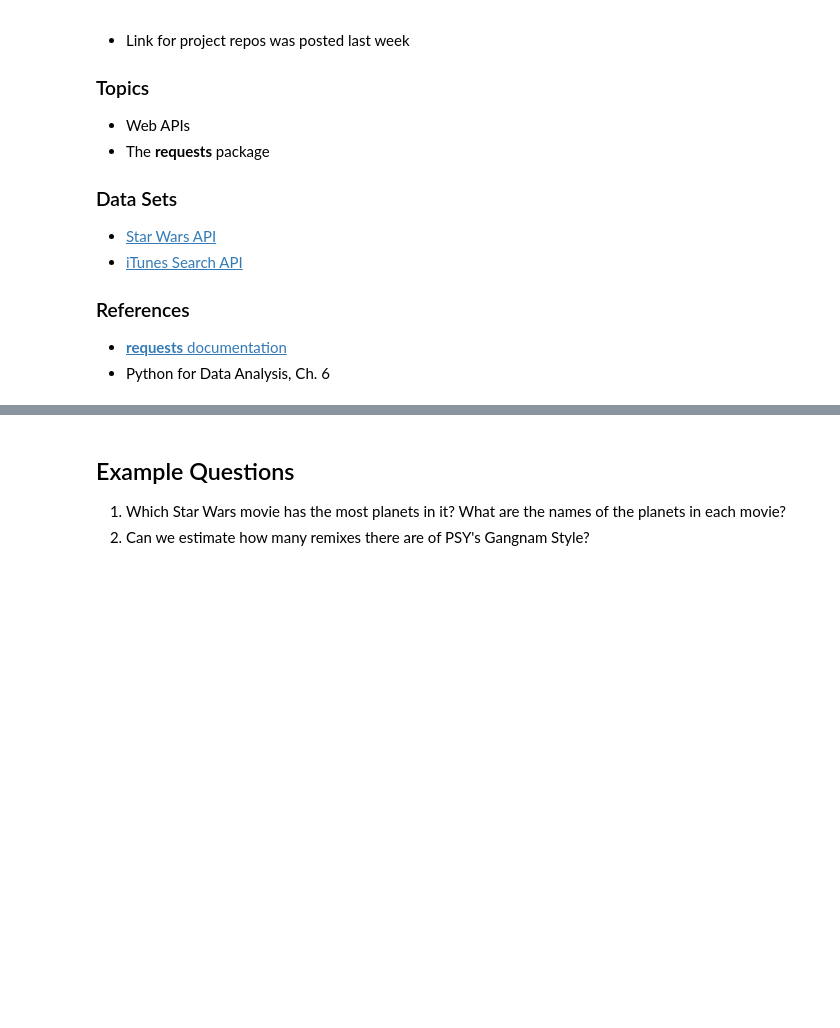
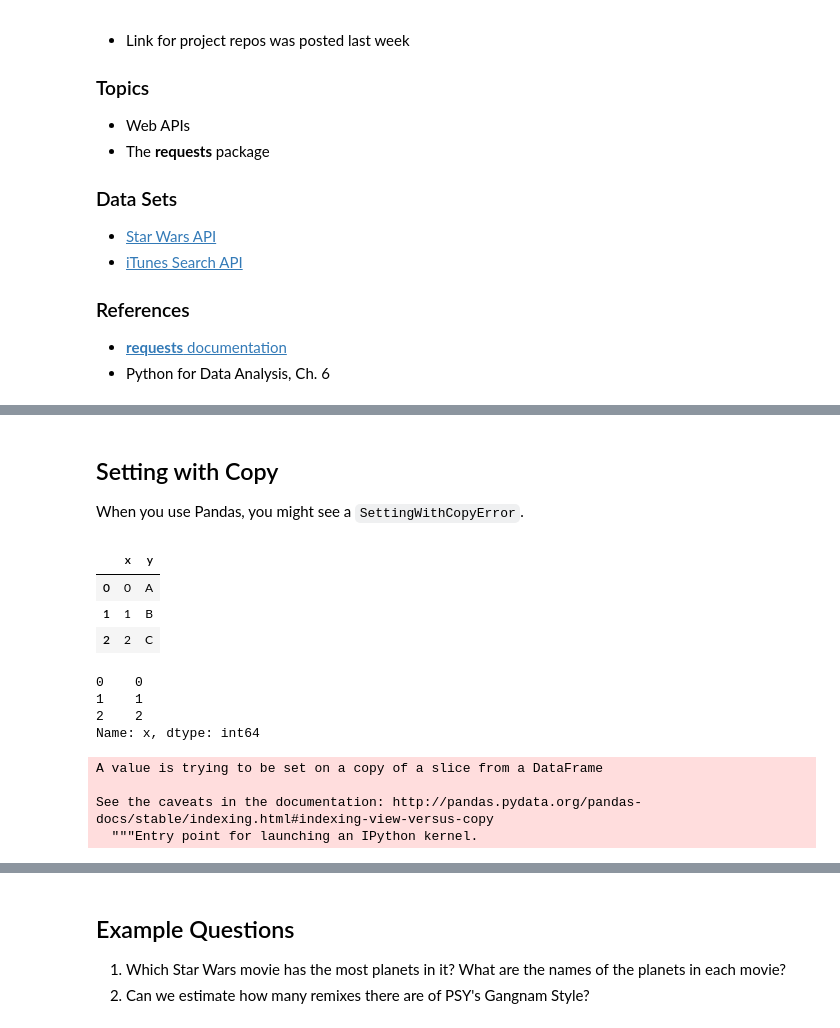
Before and after one commit to 2019-winter-ucdavis-sta141b/notes, a Jupyter notebook: lecture/01.29/notes.ipynb, the cells around one changed output, grey strips where cells are left out. Drawn from its saved outputs; the diff is of its cells as text; code cells hidden in the pictures; blank space fills up the shorter version.

```diff
--- a/lecture/01.29/notes.ipynb
+++ b/lecture/01.29/notes.ipynb
@@ -27,0 +36,29 @@ The class website is <https://github.com/2019-winter-ucdavis-sta141b/notes>
+# %% [markdown]
+## Setting with Copy
+
+When you use Pandas, you might see a `SettingWithCopyError`.
+# %%
+import pandas as pd
+
+df = pd.DataFrame({"x": [0, 1, 2], "y": ["A", "B", "C"]})
+df
+# %% [output]
+|  | x | y |
+| 0 | 0 | A |
+| 1 | 1 | B |
+| 2 | 2 | C |
+# %%
+x = df["x"]
+x
+# %% [output]
+0    0
+1    1
+2    2
+Name: x, dtype: int64
+# %%
+x[0] = 1
+# %% [output]
+A value is trying to be set on a copy of a slice from a DataFrame
+
+See the caveats in the documentation: http://pandas.pydata.org/pandas-docs/stable/indexing.html#indexing-view-versus-copy
+  """Entry point for launching an IPython kernel.
```
Also changed, not shown: parts of 27 cells of this notebook.
